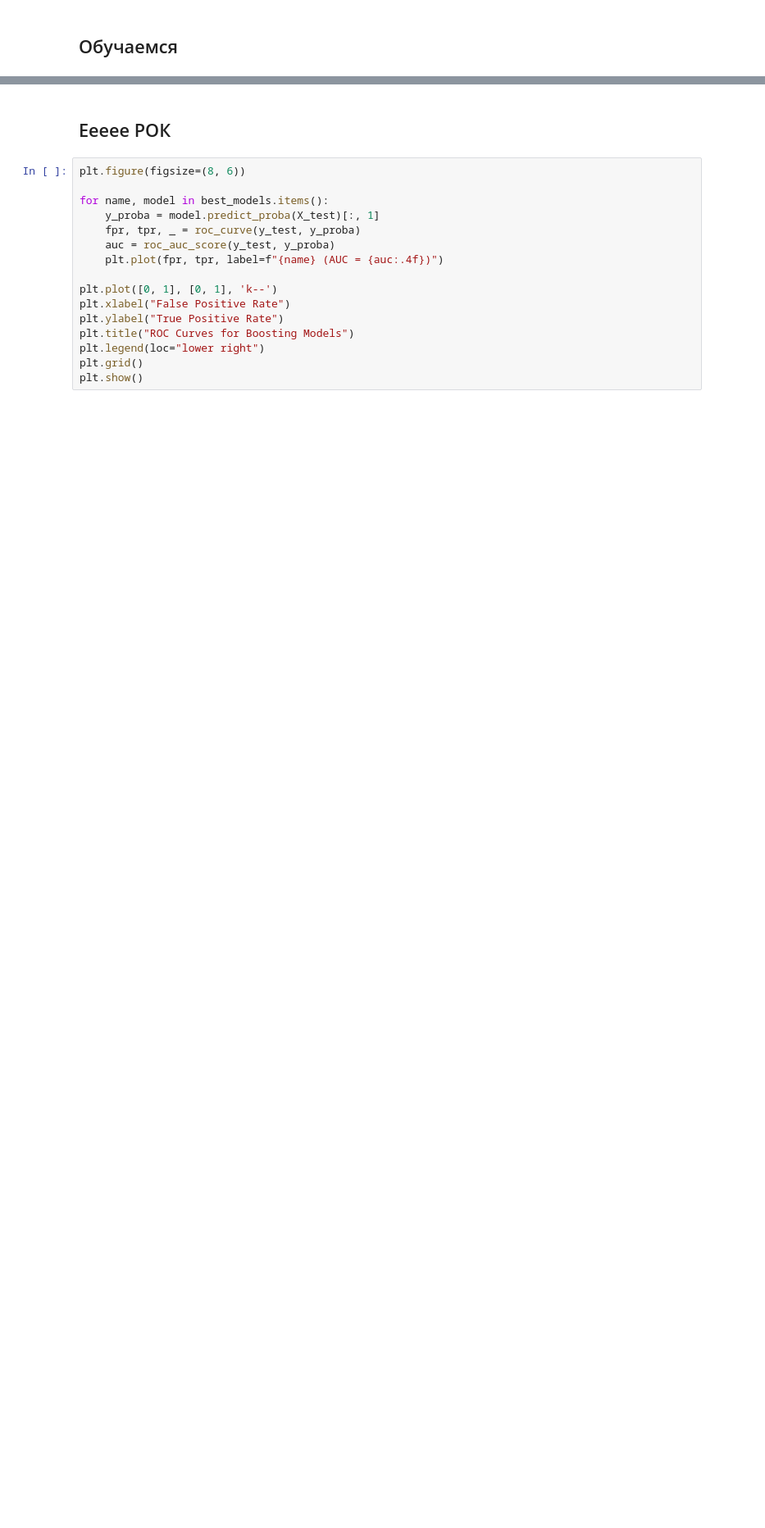
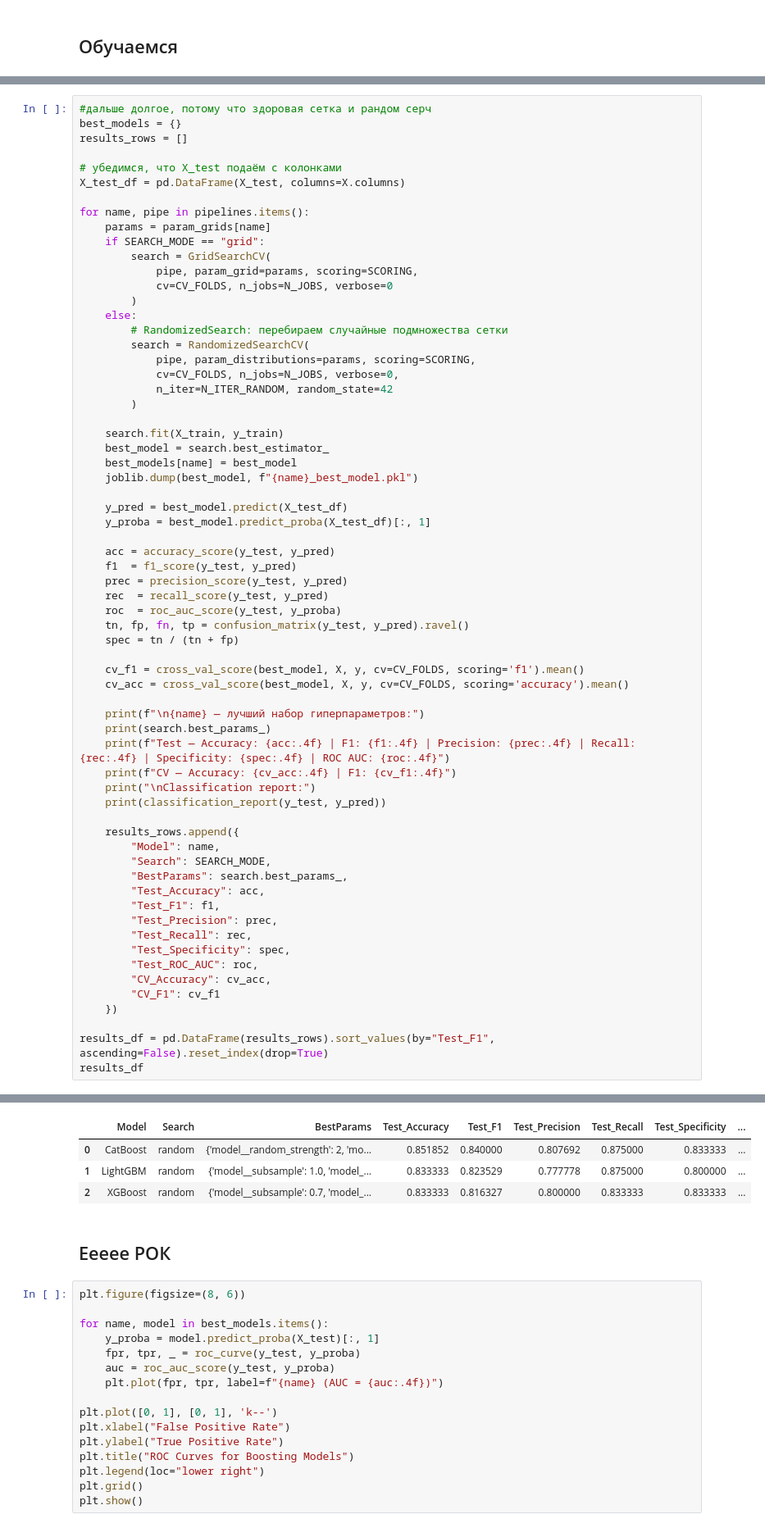
Before and after one commit to ronzhin-dmitry/otus-ml-pro, a Jupyter notebook: hw1_EDA_boosting.ipynb, the cells around one changed output, grey strips where cells are left out. Shown: that part at 82% size. Drawn from its saved outputs; the diff is of its cells as text; blank space fills up the shorter version.

```diff
--- a/hw1_EDA_boosting.ipynb
+++ b/hw1_EDA_boosting.ipynb
@@ -224,0 +186,66 @@ CV F1 (mean ± std): 0.8111871723712613 ± 0.07929187738151412
+# %%
+#дальше долгое, потому что здоровая сетка и рандом серч
+best_models = {}
+results_rows = []
+
+# убедимся, что X_test подаём с колонками
+X_test_df = pd.DataFrame(X_test, columns=X.columns)
+
+for name, pipe in pipelines.items():
+    params = param_grids[name]
+    if SEARCH_MODE == "grid":
+        search = GridSearchCV(
+            pipe, param_grid=params, scoring=SCORING,
+            cv=CV_FOLDS, n_jobs=N_JOBS, verbose=0
+        )
+    else:
+        # RandomizedSearch: перебираем случайные подмножества сетки
+        search = RandomizedSearchCV(
+            pipe, param_distributions=params, scoring=SCORING,
+            cv=CV_FOLDS, n_jobs=N_JOBS, verbose=0,
+            n_iter=N_ITER_RANDOM, random_state=42
+        )
+
+    search.fit(X_train, y_train)
+    best_model = search.best_estimator_
+    best_models[name] = best_model
+    joblib.dump(best_model, f"{name}_best_model.pkl")
+
+    y_pred = best_model.predict(X_test_df)
+    y_proba = best_model.predict_proba(X_test_df)[:, 1]
+
+    acc = accuracy_score(y_test, y_pred)
+    f1  = f1_score(y_test, y_pred)
+    prec = precision_score(y_test, y_pred)
+    rec  = recall_score(y_test, y_pred)
+    roc  = roc_auc_score(y_test, y_proba)
+    tn, fp, fn, tp = confusion_matrix(y_test, y_pred).ravel()
+    spec = tn / (tn + fp)
+
+    cv_f1 = cross_val_score(best_model, X, y, cv=CV_FOLDS, scoring='f1').mean()
+    cv_acc = cross_val_score(best_model, X, y, cv=CV_FOLDS, scoring='accuracy').mean()
+
+    print(f"\n{name} — лучший набор гиперпараметров:")
+    print(search.best_params_)
+    print(f"Test — Accuracy: {acc:.4f} | F1: {f1:.4f} | Precision: {prec:.4f} | Recall: {rec:.4f} | Specificity: {spec:.4f} | ROC AUC: {roc:.4f}")
+    print(f"CV — Accuracy: {cv_acc:.4f} | F1: {cv_f1:.4f}")
+    print("\nClassification report:")
+    print(classification_report(y_test, y_pred))
+
+    results_rows.append({
+        "Model": name,
+        "Search": SEARCH_MODE,
+        "BestParams": search.best_params_,
+        "Test_Accuracy": acc,
+        "Test_F1": f1,
+        "Test_Precision": prec,
+        "Test_Recall": rec,
+        "Test_Specificity": spec,
+        "Test_ROC_AUC": roc,
+        "CV_Accuracy": cv_acc,
+        "CV_F1": cv_f1
+    })
+
+results_df = pd.DataFrame(results_rows).sort_values(by="Test_F1", ascending=False).reset_index(drop=True)
+results_df
+# %% [output]
@@ -225,3 +385,7 @@ CV F1 (mean ± std): 0.8111871723712613 ± 0.07929187738151412
+|  | Model | Search | BestParams | Test_Accuracy | Test_F1 | Test_Precision | Test_Recall | Test_Specificity | ... |
+| 0 | CatBoost | random | {'model__random_strength': 2, 'mo... | 0.851852 | 0.840000 | 0.807692 | 0.875000 | 0.833333 | ... |
+| 1 | LightGBM | random | {'model__subsample': 1.0, 'model_... | 0.833333 | 0.823529 | 0.777778 | 0.875000 | 0.800000 | ... |
+| 2 | XGBoost | random | {'model__subsample': 0.7, 'model_... | 0.833333 | 0.816327 | 0.800000 | 0.833333 | 0.833333 | ... |
 # %% [markdown]
 ## Еееее РОК
 # %%
```
Also changed, not shown: parts of 20 cells of this notebook.
